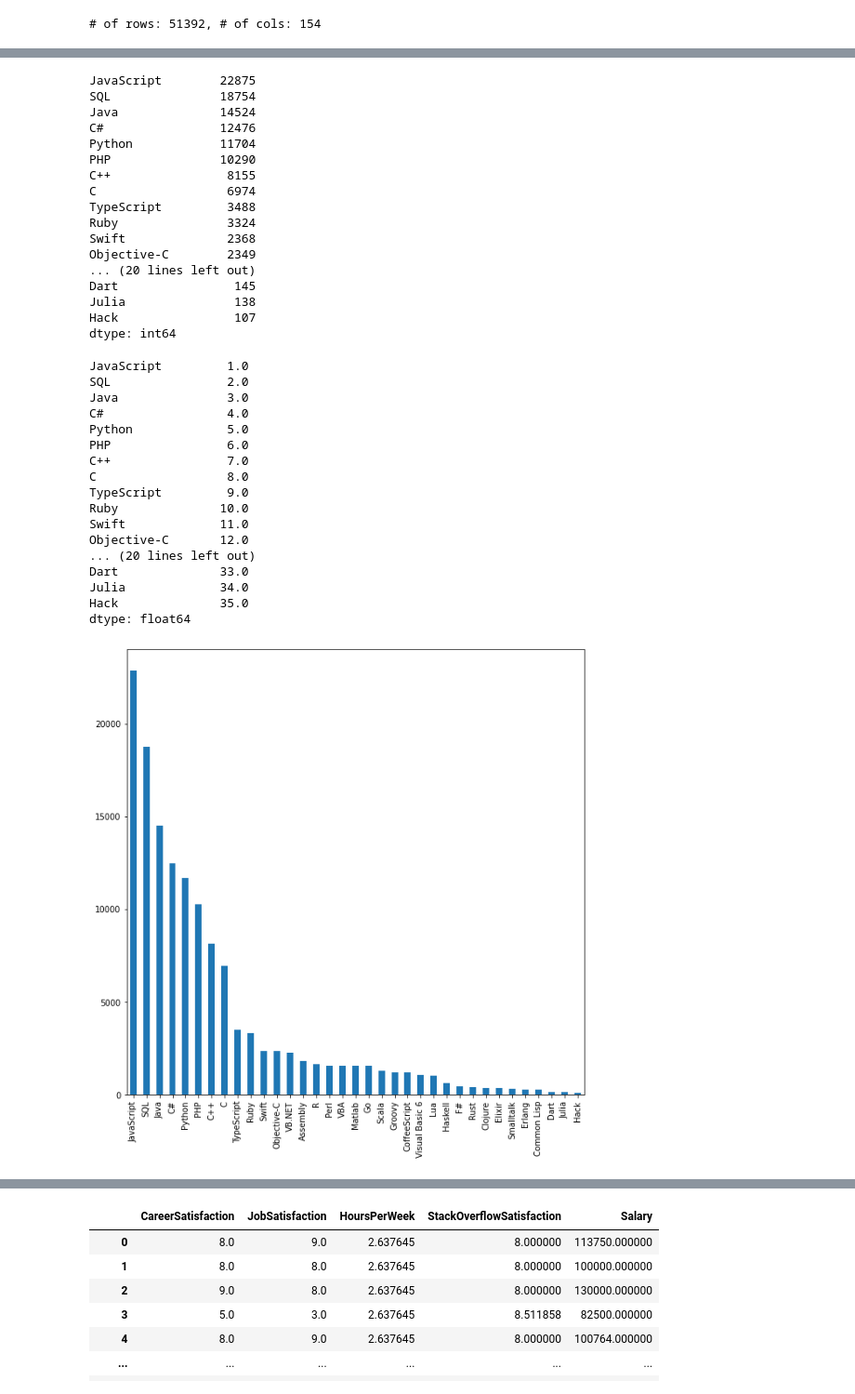
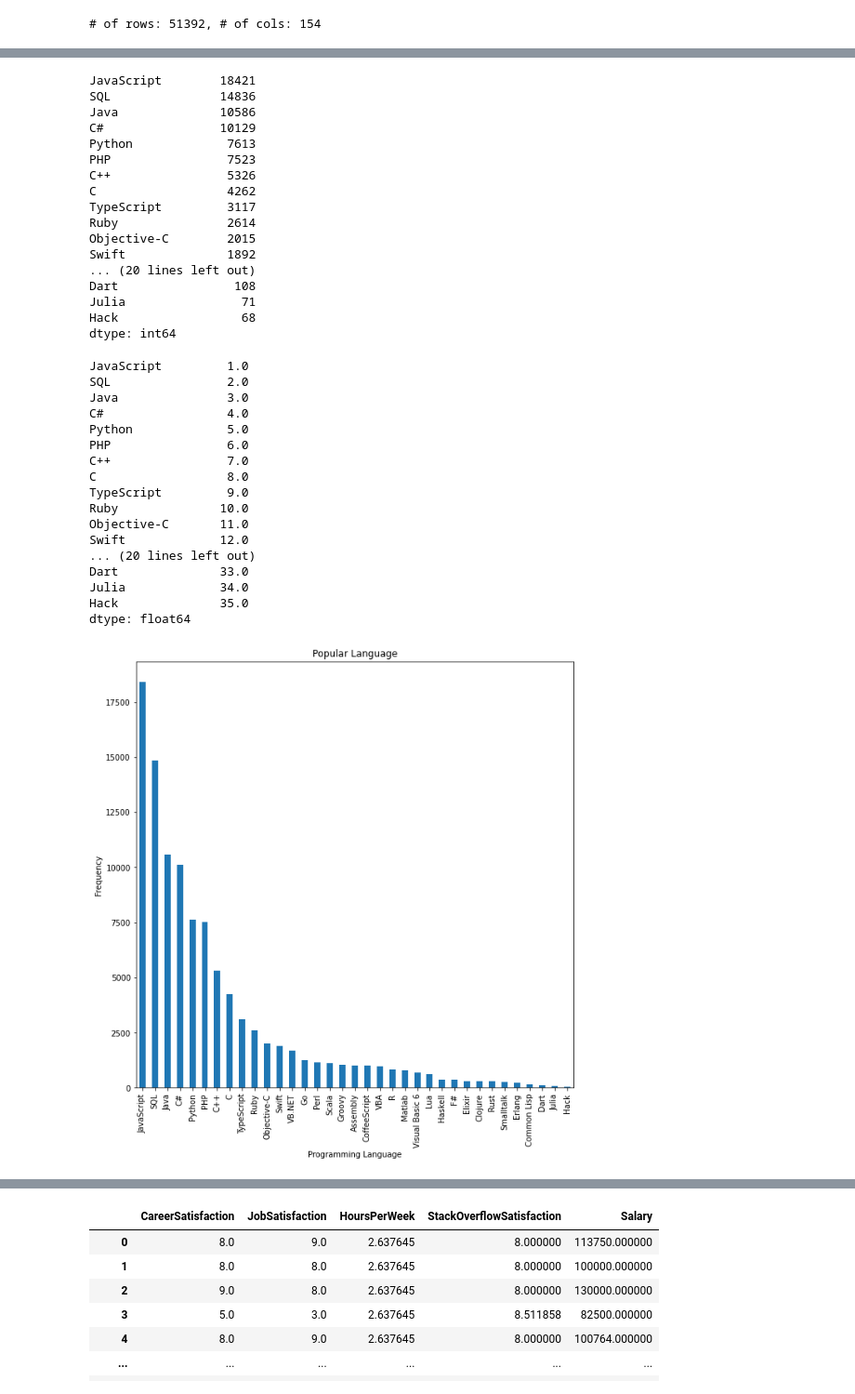
Before and after one commit to sucpark/stackoverflow_survey_analysis, a Jupyter notebook: developer_survey_analysis.ipynb, the cells around one changed output, grey strips where cells are left out. Shown at 93% size. Cells and saved outputs as stored; diff of their text form; code cells hidden in the pictures.

```diff
--- a/developer_survey_analysis.ipynb
+++ b/developer_survey_analysis.ipynb
@@ -73,6 +126,5 @@ dtype: float64
 # %%
-target_columns = ['CareerSatisfaction', 'JobSatisfaction', 'HaveWorkedLanguage', 'WantWorkLanguage','Salary']
-tdf = df[df['Professional'] == 'Professional developer']
-tdf = df[target_columns]
-tdf.head()
+target_columns = ['HaveWorkedLanguage', 'JobSatisfaction', 'Salary']
+lang_df = df[df['Professional'] == 'Professional developer'][target_columns]
+lang_df.head()
 # %% [output]
@@ -100,26 +152,24 @@ Name: HaveWorkedLanguage, Length: 8438, dtype: int64
 # %%
-import itertools
-
-languages = pd.Series(itertools.chain(*[x.split('; ') for x in tdf['HaveWorkedLanguage'] if isinstance(x, str)]))
+languages = pd.Series(itertools.chain(*[x.split('; ') for x in lang_df['HaveWorkedLanguage'] if isinstance(x, str)]))
 language_counts = languages.value_counts()
 language_counts
 # %% [output]
-JavaScript        22875
-SQL               18754
-Java              14524
-C#                12476
-Python            11704
-PHP               10290
-C++                8155
-C                  6974
-TypeScript         3488
-Ruby               3324
-Swift              2368
-Objective-C        2349
+JavaScript        18421
+SQL               14836
+Java              10586
+C#                10129
+Python             7613
+PHP                7523
+C++                5326
+C                  4262
+TypeScript         3117
+Ruby               2614
+Objective-C        2015
+Swift              1892
 ... (20 lines left out)
-Dart                145
-Julia               138
-Hack                107
+Dart                108
+Julia                71
+Hack                 68
 dtype: int64
 # %%
 language_rank = language_counts.rank(ascending=False)
@@ -135,8 +185,8 @@ C++                7.0
 C                  8.0
 TypeScript         9.0
 Ruby              10.0
-Swift             11.0
-Objective-C       12.0
+Objective-C       11.0
+Swift             12.0
 ... (20 lines left out)
 Dart              33.0
 Julia             34.0
@@ -145,6 +195,9 @@ dtype: float64
 # %%
 plt.figure(figsize=(10,10))
 language_counts.plot(kind='bar');
+plt.title('Popular Language');
+plt.xlabel('Programming Language');
+plt.ylabel('Frequency');
 # %% [output]
-[figure, old version]
+[figure, new version]
 # %%
```
Also changed, not shown: parts of 59 cells of this notebook.
